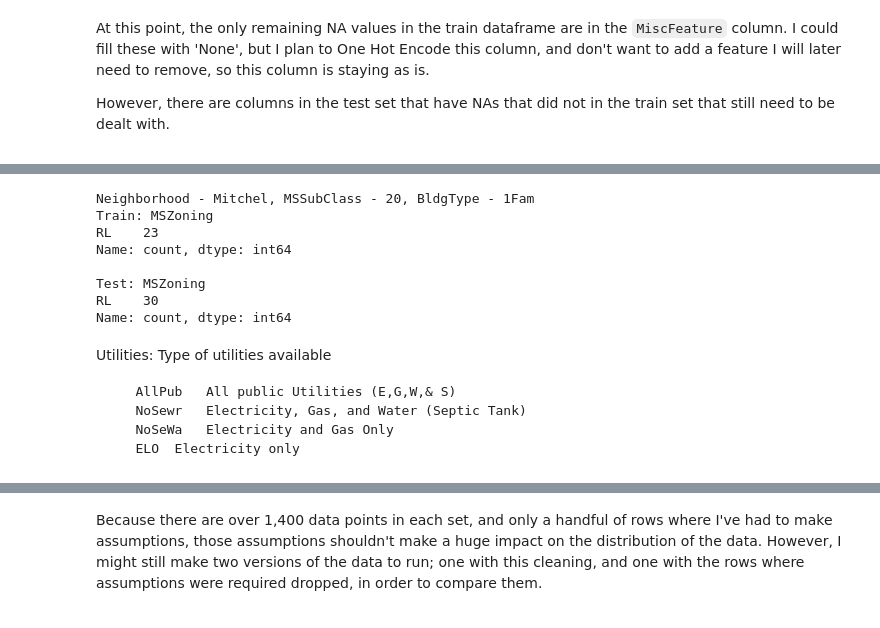
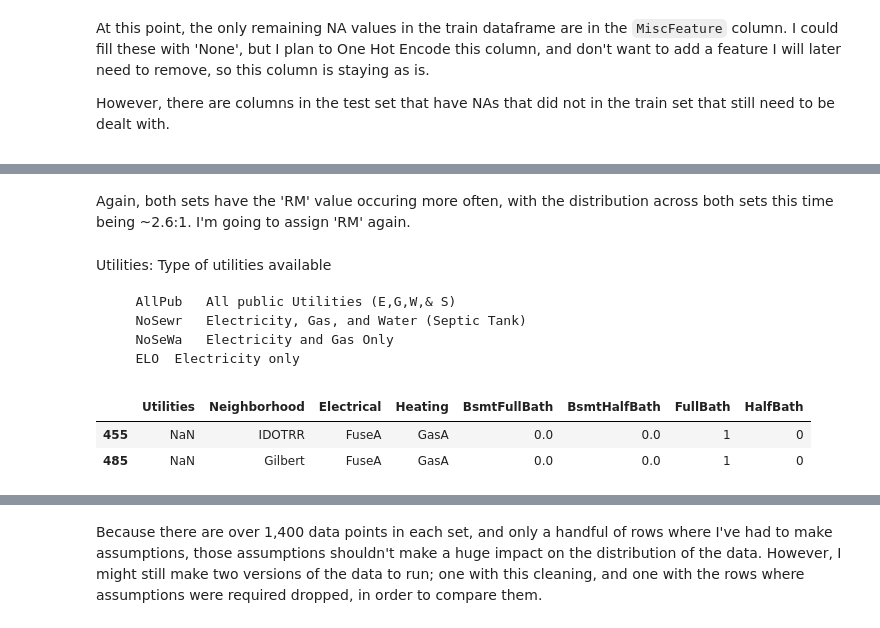
Before and after one commit to MeghanBarritt/kaggle-comp-housing-prices, a Jupyter notebook: Notebooks/2-Data_Cleaning.ipynb, the cells around one changed output, grey strips where cells are left out. Saved outputs shown, nothing was run; the diff lists cells and outputs as text; code cells hidden in the pictures.

```diff
--- a/Notebooks/2-Data_Cleaning.ipynb
+++ b/Notebooks/2-Data_Cleaning.ipynb
@@ -1117,18 +1135,10 @@ Name: count, dtype: int64
-# %%
-print('Neighborhood - Mitchel, MSSubClass - 20, BldgType - 1Fam')
-print(f'Train: {train_df[(train_df['Neighborhood']=='Mitchel')&(train_df['MSSubClass']==20)&
-    (train_df['BldgType']=='1Fam')]['MSZoning'].value_counts()}\n')
-print(f'Test: {test_df[(test_df['Neighborhood']=='Mitchel')&(test_df['MSSubClass']==20)&
-    (test_df['BldgType']=='1Fam')]['MSZoning'].value_counts()}')
-# %% [output]
-Neighborhood - Mitchel, MSSubClass - 20, BldgType - 1Fam
-Train: MSZoning
-RL    23
-Name: count, dtype: int64
-
-Test: MSZoning
-RL    30
-Name: count, dtype: int64
+# %% [markdown]
+Again, both sets have the 'RM' value occuring more often, with the distribution across both sets this time being ~2.6:1. I'm going to assign 'RM' again.
+# %%
+test_df.loc[756,'MSZoning'] = 'C (all)'
+test_df.loc[1444,'MSZoning'] = 'RL'
+test_df.loc[455,'MSZoning'] = 'RM'
+test_df.loc[790,'MSZoning'] = 'RM'
 # %% [markdown]
 Utilities: Type of utilities available
 
@@ -1136,3 +1146,9 @@ Utilities: Type of utilities available
        NoSewr	Electricity, Gas, and Water (Septic Tank)
        NoSeWa	Electricity and Gas Only
        ELO	Electricity only
+# %%
+test_df[test_df['Utilities'].isna()][['Utilities','Neighborhood','Electrical','Heating','BsmtFullBath', 'BsmtHalfBath', 'FullBath','HalfBath']]
+# %% [output]
+|  | Utilities | Neighborhood | Electrical | Heating | BsmtFullBath | BsmtHalfBath | FullBath | HalfBath |
+| 455 | NaN | IDOTRR | FuseA | GasA | 0.0 | 0.0 | 1 | 0 |
+| 485 | NaN | Gilbert | FuseA | GasA | 0.0 | 0.0 | 1 | 0 |
```
Also changed, not shown: parts of 13 cells of this notebook.
